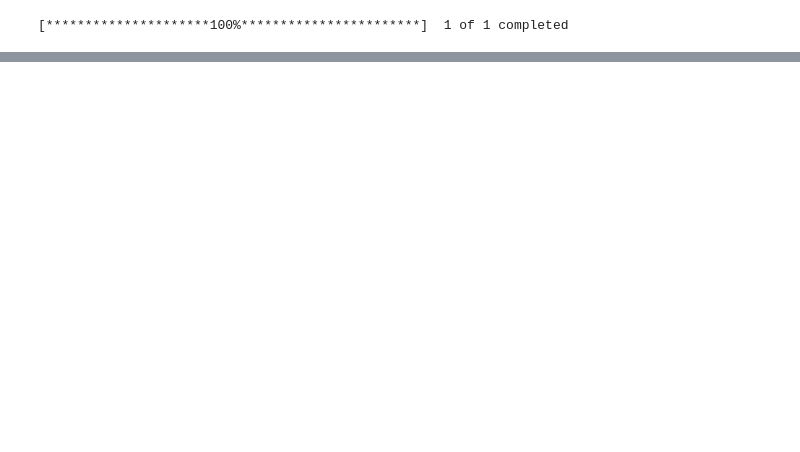
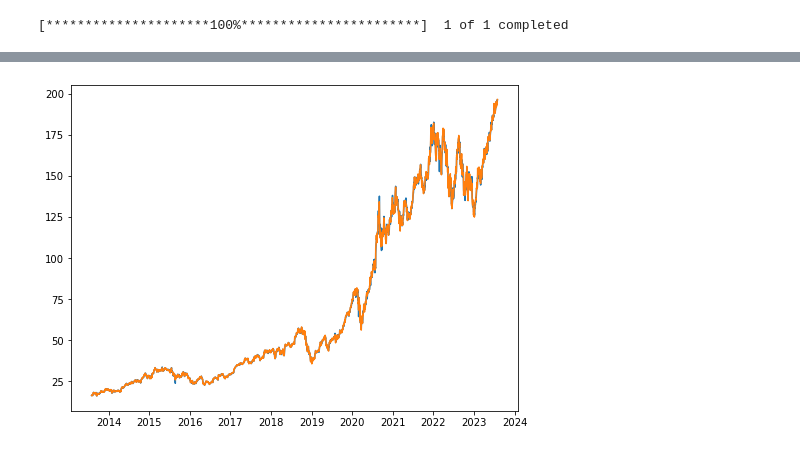
Before and after one commit to bhardwajshivam/Optimizing-Order-Execution-Strategy-for-HFT, a Jupyter notebook: Data_Collection.ipynb, the cells around one changed output, grey strips where cells are left out. Cells and saved outputs as stored; diff of their text form; code cells hidden in the pictures; blank space fills up the shorter version.

```diff
--- a/Data_Collection.ipynb
+++ b/Data_Collection.ipynb
@@ -65,0 +64,3 @@ stock_data.head()
+# %%
+data = stock_data[['Open','Close']]
+data
@@ -65,0 +84,7 @@ stock_data.head()
+# %%
+plt.figure(figsize=(8, 6))
+plt.plot(data['Open'])
+plt.plot(data['Close'])
+plt.show()
+# %% [output]
+[figure, added]
```
Also changed, not shown: parts of 5 cells of this notebook.
